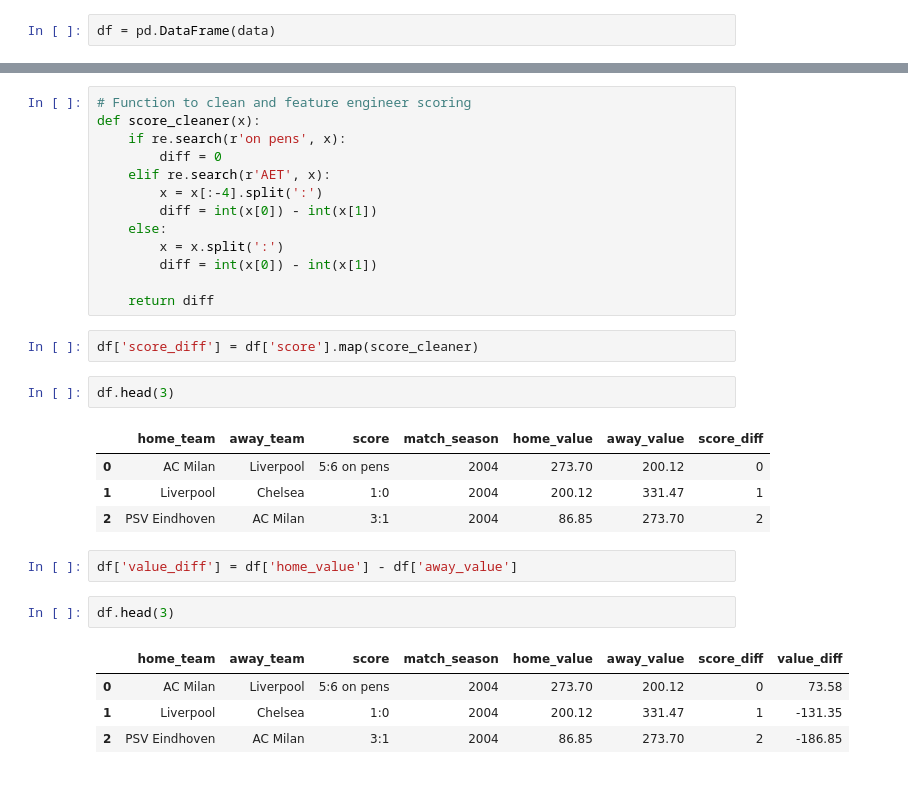
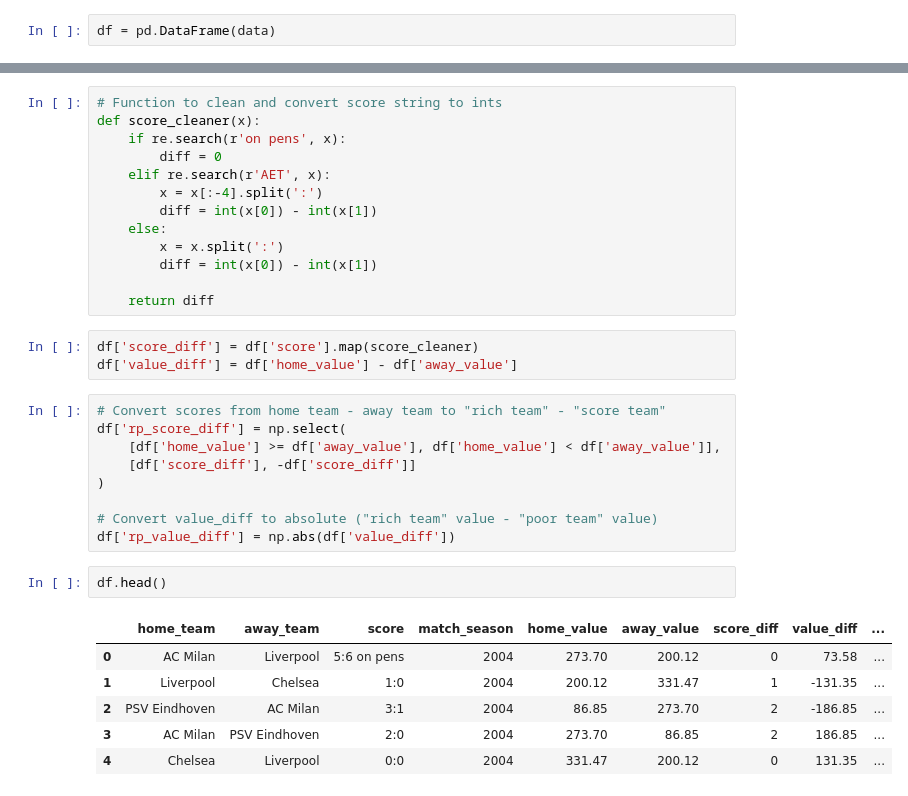
Before and after one commit to wplam107/soccer, a Jupyter notebook: eda_feat_eng.ipynb, the cells around one changed output, grey strips where cells are left out. Saved outputs shown, nothing was run; the diff lists cells and outputs as text.

```diff
--- a/eda_feat_eng.ipynb
+++ b/eda_feat_eng.ipynb
@@ -21,5 +29,5 @@ df.head(3)
 # %%
-# Function to clean and feature engineer scoring
+# Function to clean and convert score string to ints
 def score_cleaner(x):
     if re.search(r'on pens', x):
         diff = 0
@@ -33,19 +41,22 @@ def score_cleaner(x):
     return diff
 # %%
 df['score_diff'] = df['score'].map(score_cleaner)
+df['value_diff'] = df['home_value'] - df['away_value']
+# %%
+# Convert scores from home team - away team to "rich team" - "score team"
+df['rp_score_diff'] = np.select(
+    [df['home_value'] >= df['away_value'], df['home_value'] < df['away_value']],
+    [df['score_diff'], -df['score_diff']]
+)
+
+# Convert value_diff to absolute ("rich team" value - "poor team" value)
+df['rp_value_diff'] = np.abs(df['value_diff'])
 # %%
-df.head(3)
+df.head()
 # %% [output]
-|  | home_team | away_team | score | match_season | home_value | away_value | score_diff |
-| 0 | AC Milan | Liverpool | 5:6 on pens | 2004 | 273.70 | 200.12 | 0 |
-| 1 | Liverpool | Chelsea | 1:0 | 2004 | 200.12 | 331.47 | 1 |
-| 2 | PSV Eindhoven | AC Milan | 3:1 | 2004 | 86.85 | 273.70 | 2 |
+|  | home_team | away_team | score | match_season | home_value | away_value | score_diff | value_diff | ... |
+| 0 | AC Milan | Liverpool | 5:6 on pens | 2004 | 273.70 | 200.12 | 0 | 73.58 | ... |
+| 1 | Liverpool | Chelsea | 1:0 | 2004 | 200.12 | 331.47 | 1 | -131.35 | ... |
+| 2 | PSV Eindhoven | AC Milan | 3:1 | 2004 | 86.85 | 273.70 | 2 | -186.85 | ... |
+| 3 | AC Milan | PSV Eindhoven | 2:0 | 2004 | 273.70 | 86.85 | 2 | 186.85 | ... |
+| 4 | Chelsea | Liverpool | 0:0 | 2004 | 331.47 | 200.12 | 0 | 131.35 | ... |
-# %%
-df['value_diff'] = df['home_value'] - df['away_value']
-# %%
-df.head(3)
-# %% [output]
-|  | home_team | away_team | score | match_season | home_value | away_value | score_diff | value_diff |
-| 0 | AC Milan | Liverpool | 5:6 on pens | 2004 | 273.70 | 200.12 | 0 | 73.58 |
-| 1 | Liverpool | Chelsea | 1:0 | 2004 | 200.12 | 331.47 | 1 | -131.35 |
-| 2 | PSV Eindhoven | AC Milan | 3:1 | 2004 | 86.85 | 273.70 | 2 | -186.85 |
```
Also changed, not shown: parts of 9 cells of this notebook.
